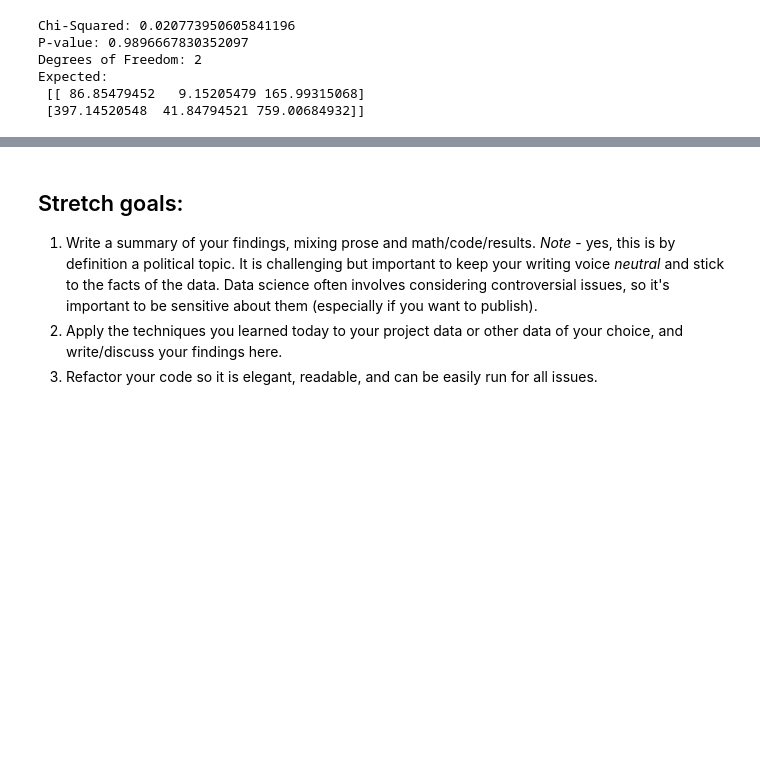
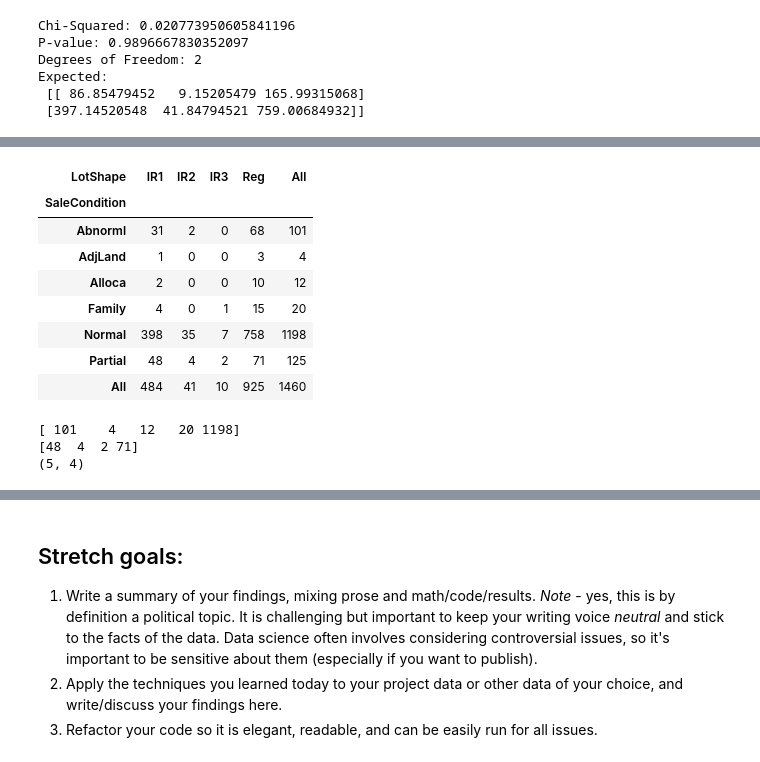
Before and after one commit to njaiprakash/DS-Unit-1-Sprint-2-Statistics, a Jupyter notebook: module2/LS_DS_122_Sampling_Confidence_Intervals_and_Hypothesis_Testing_Assignment.ipynb, the cells around one changed output, grey strips where cells are left out. Saved outputs shown, nothing was run; the diff lists cells and outputs as text; code cells hidden in the pictures; blank space fills up the shorter version.

```diff
--- a/module2/LS_DS_122_Sampling_Confidence_Intervals_and_Hypothesis_Testing_Assignment.ipynb
+++ b/module2/LS_DS_122_Sampling_Confidence_Intervals_and_Hypothesis_Testing_Assignment.ipynb
@@ -233,8 +246,19 @@ iowa_df['LotShape'].value_counts()
 # %%
 table= pd.crosstab(iowa_df['SaleCondition'], iowa_df['LotShape'], margins=True)
+table
+# %% [output]
+| LotShape | IR1 | IR2 | IR3 | Reg | All |
+| SaleCondition |  |  |  |  |  |
+| Abnorml | 31 | 2 | 0 | 68 | 101 |
+| AdjLand | 1 | 0 | 0 | 3 | 4 |
+| Alloca | 2 | 0 | 0 | 10 | 12 |
+| Family | 4 | 0 | 1 | 15 | 20 |
+| Normal | 398 | 35 | 7 | 758 | 1198 |
+| Partial | 48 | 4 | 2 | 71 | 125 |
+| All | 484 | 41 | 10 | 925 | 1460 |
 # %%
-row = table.iloc[0:4, 4].values
-col = table.iloc[4, 0:4].values
+row = table.iloc[0:5, 4].values
+col = table.iloc[5, 0:4].values
 tot = table.loc['All','All']
 print(row)
 print(col)
@@ -247,6 +271,10 @@ for i in range(len(row)):
   exptd.append(exptd_row)
 exptd = np.array(exptd)
 print(exptd.shape)
+# %% [output]
+[ 101    4   12   20 1198]
+[48  4  2 71]
+(5, 4)
 # %%
 obsrvd = pd.crosstab(iowa_df['SaleCondition'], iowa_df['LotShape']).values
 ch_sq = ((obsrvd - exptd)**2/(exptd)).sum()
```
Also changed, not shown: parts of 2 cells of this notebook.
